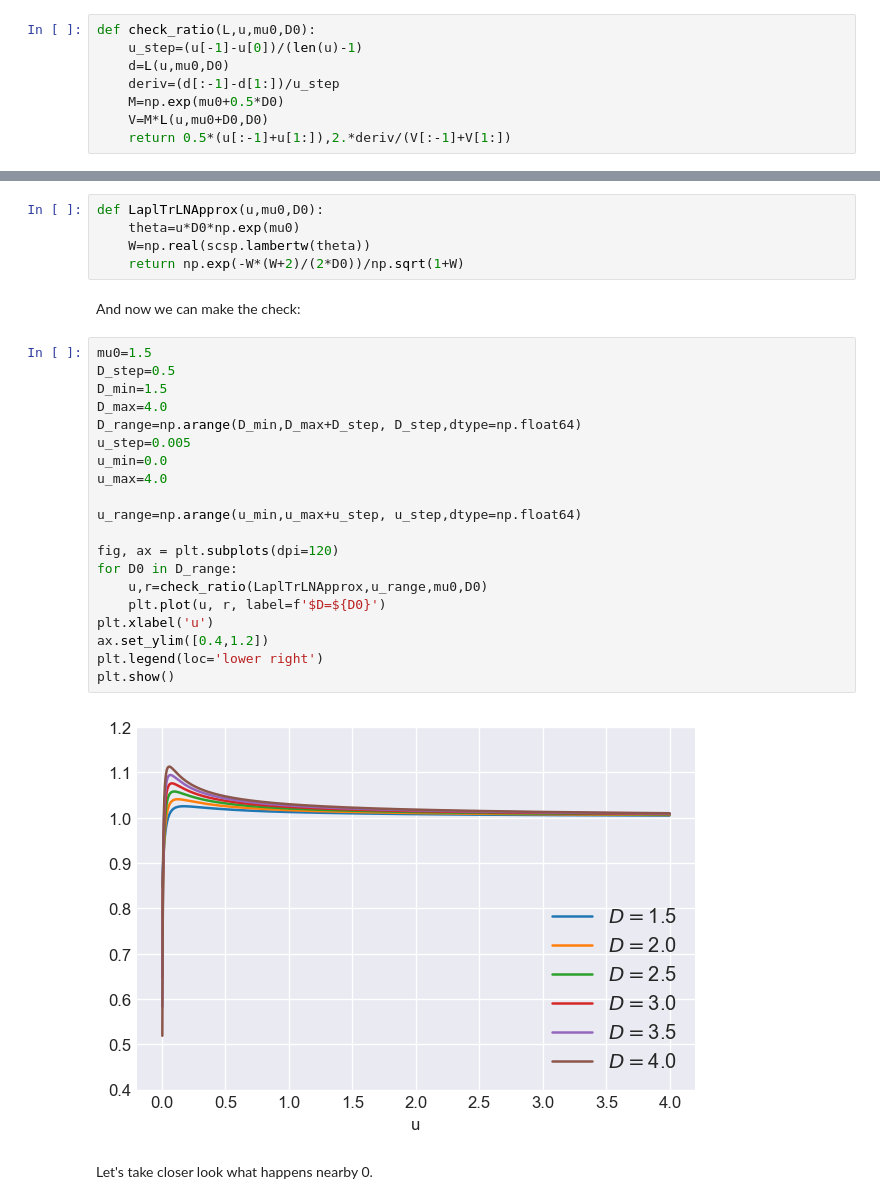
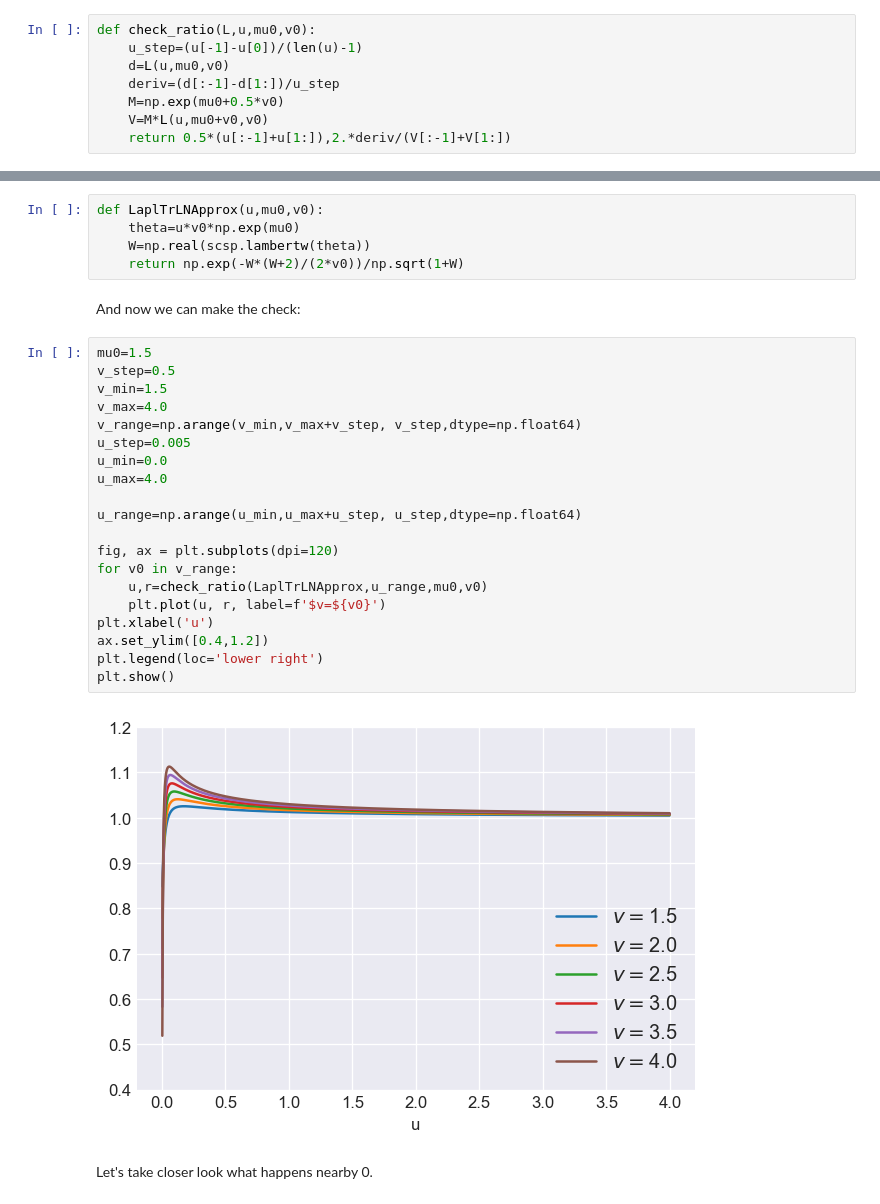
Before and after one commit to ivvaan/A-disease-spread-inhomogeneous-models, a Jupyter notebook: city_level_spread_dymamic/1_heterogeneity_in_getting_infected.ipynb, the cells around one changed output, grey strips where cells are left out. Drawn from its saved outputs; the diff is of its cells as text.

```diff
--- a/city_level_spread_dymamic/1_heterogeneity_in_getting_infected.ipynb
+++ b/city_level_spread_dymamic/1_heterogeneity_in_getting_infected.ipynb
@@ -130,43 +130,43 @@ $$-\frac{d\mathcal{L}^*(u,\mu_0,D_0)/du}{M\,\mathcal{L}^*(u,\mu_0+D_0,D_0)}$$
 it should be close to 1.
 # %%
-def check_ratio(L,u,mu0,D0):
+def check_ratio(L,u,mu0,v0):
     u_step=(u[-1]-u[0])/(len(u)-1)
-    d=L(u,mu0,D0)
+    d=L(u,mu0,v0)
     deriv=(d[:-1]-d[1:])/u_step
-    M=np.exp(mu0+0.5*D0)
-    V=M*L(u,mu0+D0,D0)
+    M=np.exp(mu0+0.5*v0)
+    V=M*L(u,mu0+v0,v0)
     return 0.5*(u[:-1]+u[1:]),2.*deriv/(V[:-1]+V[1:])
 # %% [markdown]
 Also define Laplace transform approximation function
 # %%
-def LaplTrLNApprox(u,mu0,D0):
-    theta=u*D0*np.exp(mu0)
+def LaplTrLNApprox(u,mu0,v0):
+    theta=u*v0*np.exp(mu0)
     W=np.real(scsp.lambertw(theta))
-    return np.exp(-W*(W+2)/(2*D0))/np.sqrt(1+W)
+    return np.exp(-W*(W+2)/(2*v0))/np.sqrt(1+W)
 # %% [markdown]
 And now we can make the check:
 # %%
 mu0=1.5
-D_step=0.5
-D_min=1.5
-D_max=4.0
-D_range=np.arange(D_min,D_max+D_step, D_step,dtype=np.float64)
+v_step=0.5
+v_min=1.5
+v_max=4.0
+v_range=np.arange(v_min,v_max+v_step, v_step,dtype=np.float64)
 u_step=0.005
 u_min=0.0
 u_max=4.0
 
 u_range=np.arange(u_min,u_max+u_step, u_step,dtype=np.float64)
 
 fig, ax = plt.subplots(dpi=120)
-for D0 in D_range:
-    u,r=check_ratio(LaplTrLNApprox,u_range,mu0,D0)
-    plt.plot(u, r, label=f'$D=${D0}')
+for v0 in v_range:
+    u,r=check_ratio(LaplTrLNApprox,u_range,mu0,v0)
+    plt.plot(u, r, label=f'$v=${v0}')
 plt.xlabel('u')
 ax.set_ylim([0.4,1.2])
 plt.legend(loc='lower right')
 plt.show()
 # %% [output]
-[figure, old version]
+[figure, new version]
 # %% [markdown]
 Let's take closer look what happens nearby 0.
 # %%
```
Also changed, not shown: parts of 31 cells of this notebook.
